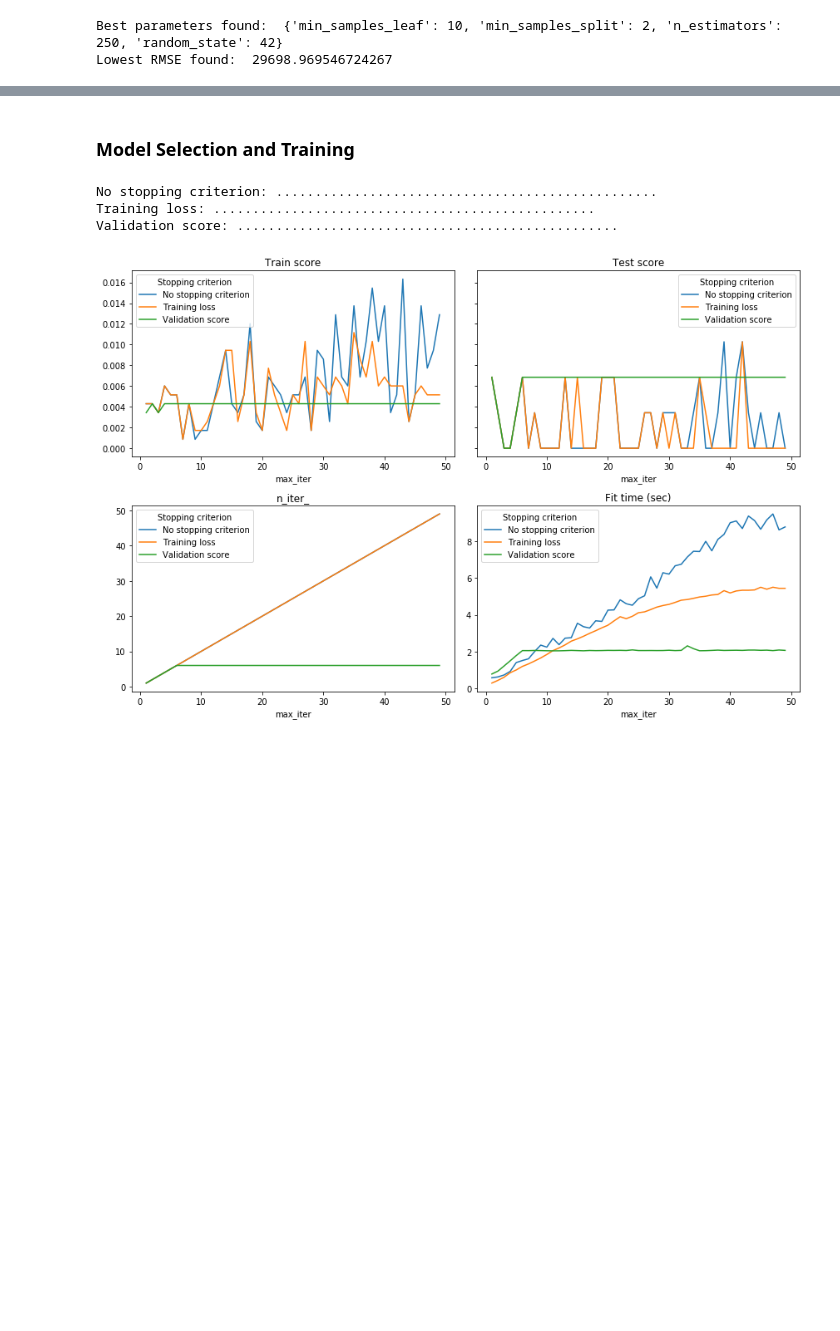
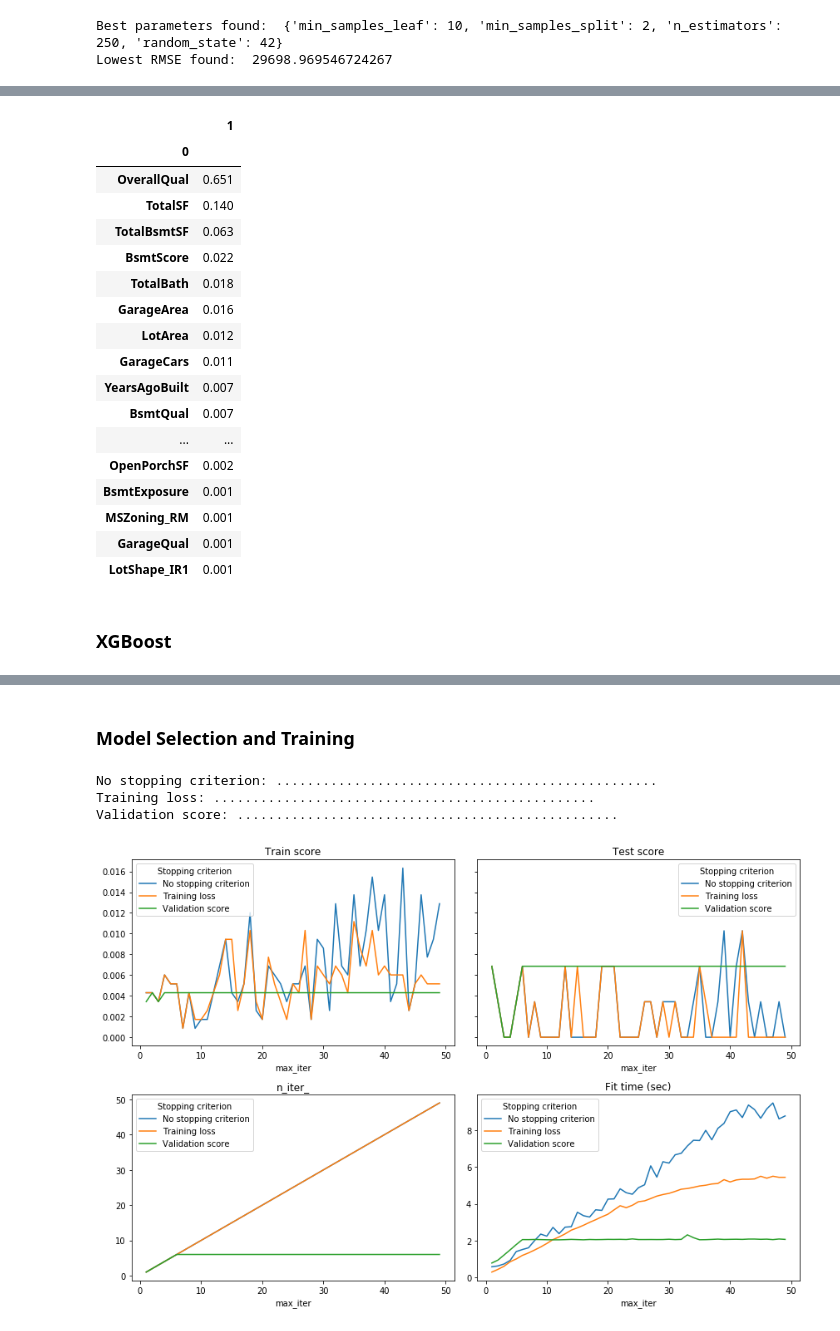
Before and after one commit to cchen17/machine-learning_house-prices, a Jupyter notebook: denise/EDA and Feature Selection.ipynb, the cells around one changed output, grey strips where cells are left out. Saved outputs shown, nothing was run; the diff lists cells and outputs as text; code cells hidden in the pictures; blank space fills up the shorter version.

```diff
--- a/denise/EDA and Feature Selection.ipynb
+++ b/denise/EDA and Feature Selection.ipynb
@@ -296,5 +302,4 @@ print("Lowest RMSE found: ", np.sqrt(np.abs(grid_search_forest.best_score_)))
 Best parameters found:  {'min_samples_leaf': 10, 'min_samples_split': 2, 'n_estimators': 250, 'random_state': 42}
 Lowest RMSE found:  29698.969546724267
 # %%
-plt.figure(figsize=(16,32))
-pd.DataFrame(list(zip(X.columns, grid_search_forest.best_estimator_.feature_importances_ ))).set_index(0).sort_values(1)
+rf = pd.DataFrame(list(zip(X.columns, grid_search_forest.best_estimator_.feature_importances_ ))).set_index(0).sort_values(1, ascending=False)
@@ -322,3 +319,27 @@ pd.DataFrame(list(zip(X.columns, grid_search_forest.best_estimator_.feature_impo
+# %%
+rfFeat = pd.DataFrame(rf[rf[1] >= 0.0005])
+rfFeat
+# %% [output]
+|  | 1 |
+| 0 |  |
+| OverallQual | 0.651 |
+| TotalSF | 0.140 |
+| TotalBsmtSF | 0.063 |
+| BsmtScore | 0.022 |
+| TotalBath | 0.018 |
+| GarageArea | 0.016 |
+| LotArea | 0.012 |
+| GarageCars | 0.011 |
+| YearsAgoBuilt | 0.007 |
+| BsmtQual | 0.007 |
+| ... | ... |
+| OpenPorchSF | 0.002 |
+| BsmtExposure | 0.001 |
+| MSZoning_RM | 0.001 |
+| GarageQual | 0.001 |
+| LotShape_IR1 | 0.001 |
+# %% [markdown]
+### XGBoost
 # %%
 import xgboost as xgb
 xgbforest = xgb.XGBRegressor()
```
Also changed, not shown: parts of 28 cells of this notebook, 1 other file.
